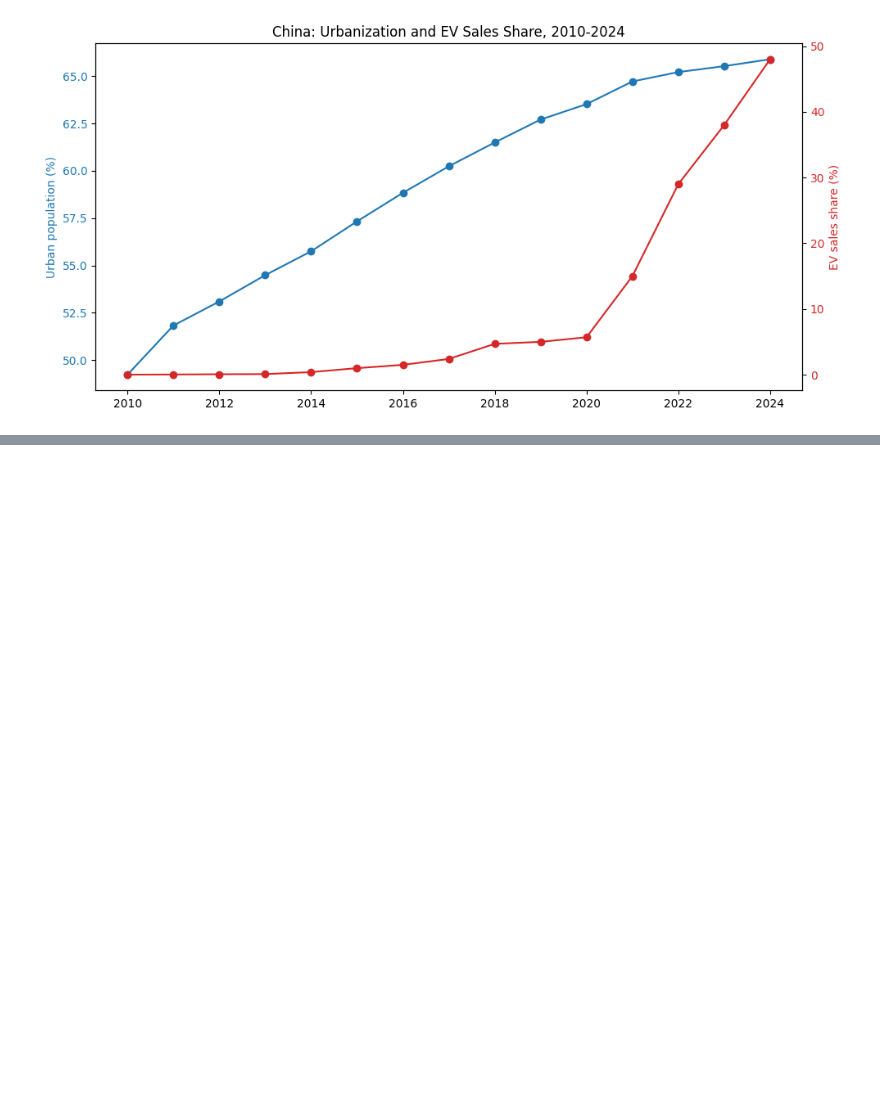
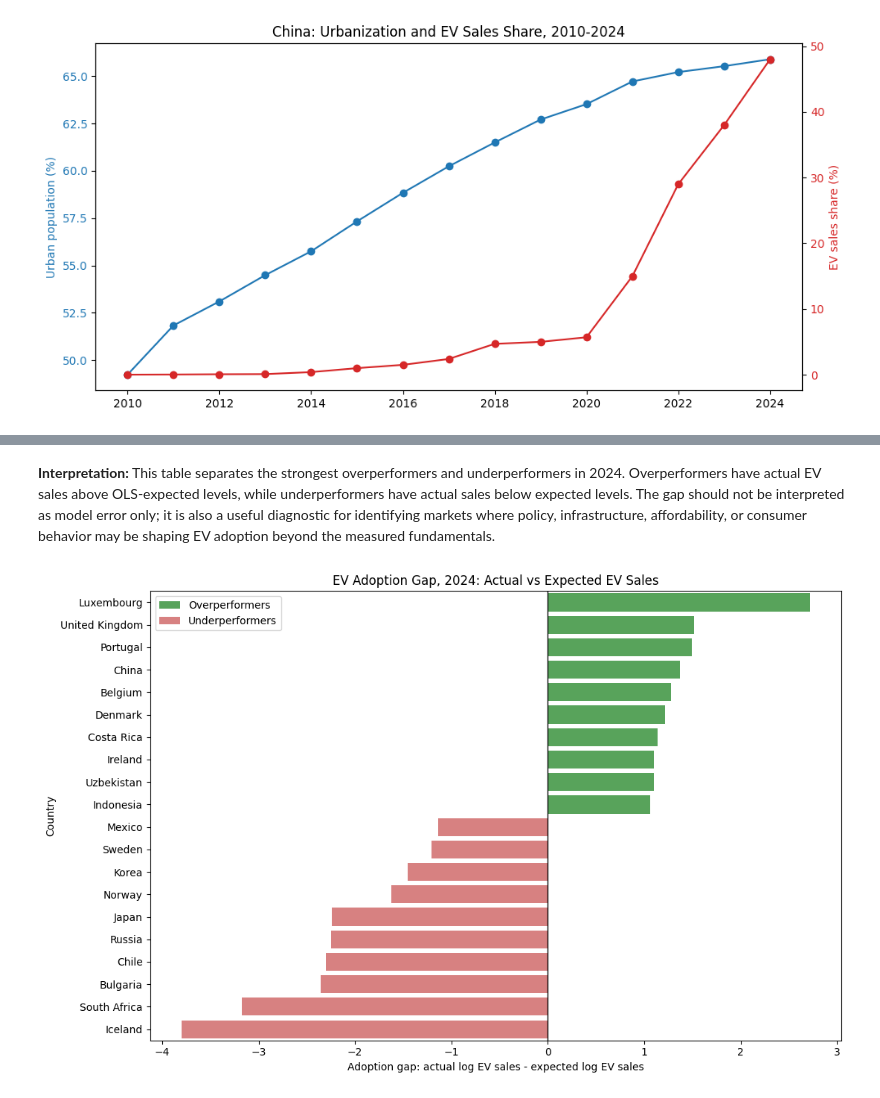
Before and after one commit to mei-glow/data-visualization-shiny, a Jupyter notebook: Causality test.ipynb, the cells around one changed output, grey strips where cells are left out. Saved outputs shown, nothing was run; the diff lists cells and outputs as text; code cells hidden in the pictures; blank space fills up the shorter version.

```diff
--- a/Causality test.ipynb
+++ b/Causality test.ipynb
@@ -652,0 +731,28 @@ Exported:
+# %% [markdown]
+**Interpretation:** This table separates the strongest overperformers and underperformers in 2024. Overperformers have actual EV sales above OLS-expected levels, while underperformers have actual sales below expected levels. The gap should not be interpreted as model error only; it is also a useful diagnostic for identifying markets where policy, infrastructure, affordability, or consumer behavior may be shaping EV adoption beyond the measured fundamentals.
+# %%
+plot_gap = gap_summary.copy()
+
+plt.figure(figsize=(11, 7))
+
+sns.barplot(
+    data=plot_gap,
+    x="adoption_gap_log",
+    y="region_country",
+    hue="group",
+    dodge=False,
+    palette={
+        "Overperformers": "#4CAF50",
+        "Underperformers": "#E57373"
+    }
+)
+
+plt.axvline(0, color="black", linewidth=1)
+plt.title("EV Adoption Gap, 2024: Actual vs Expected EV Sales")
+plt.xlabel("Adoption gap: actual log EV sales - expected log EV sales")
+plt.ylabel("Country")
+plt.legend(title="")
+plt.tight_layout()
+plt.show()
+# %% [output]
+[figure, added]
```
Also changed, not shown: parts of 26 cells of this notebook.
